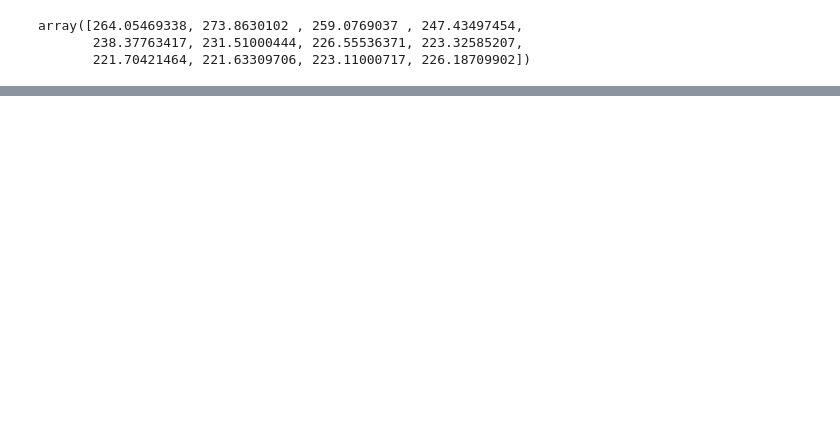
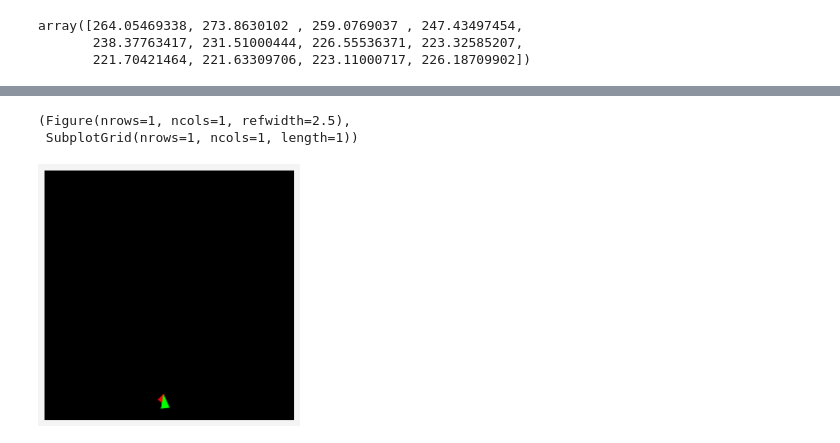
Before and after one commit to liuandrew/ppo_aux, a Jupyter notebook: write_and_test/Untitled.ipynb, the cells around one changed output, grey strips where cells are left out. Drawn from its saved outputs; the diff is of its cells as text; code cells hidden in the pictures; blank space fills up the shorter version.

```diff
--- a/write_and_test/Untitled.ipynb
+++ b/write_and_test/Untitled.ipynb
@@ -204,0 +253,11 @@ ray_colors = list(map(lambda x: x.color, char.vis_wall_refs[wall_idxs]))
+# %%
+import sys
+sys.path.append('../')
+from model_evaluation import *
+from trajectories import *
+from evaluation import *
+
+model, obs_rms = torch.load('../saved_models/shortcuts/shortcutnav_shortcutprob0batch32_t0.pt')
+
+res = evaluate(model, obs_rms, num_episodes=5, data_callback=nav_data_callback,
+              verbose=2, env_name='ShortcutNav-v0')
@@ -204,0 +273,4 @@ ray_colors = list(map(lambda x: x.color, char.vis_wall_refs[wall_idxs]))
+# %%
+agent, envs, rollouts = initialize_ppo_training(model, obs_rms, 'ShortcutNav-v0', num_steps=100)
+actor_critic = agent.actor_critic
+res = populate_rollouts_aux(actor_critic, envs, rollouts)
@@ -204,0 +311,11 @@ ray_colors = list(map(lambda x: x.color, char.vis_wall_refs[wall_idxs]))
+# %%
+i = 0
+
+pos = res['data']['pos'][i]
+angle = res['data']['angle'][i]
+
+draw_trajectory(pos, angle)
+# %% [output]
+(Figure(nrows=1, ncols=1, refwidth=2.5),
+ SubplotGrid(nrows=1, ncols=1, length=1))
+[figure, added]
```
Also changed, not shown: parts of 27 cells of this notebook, 4 other files.
